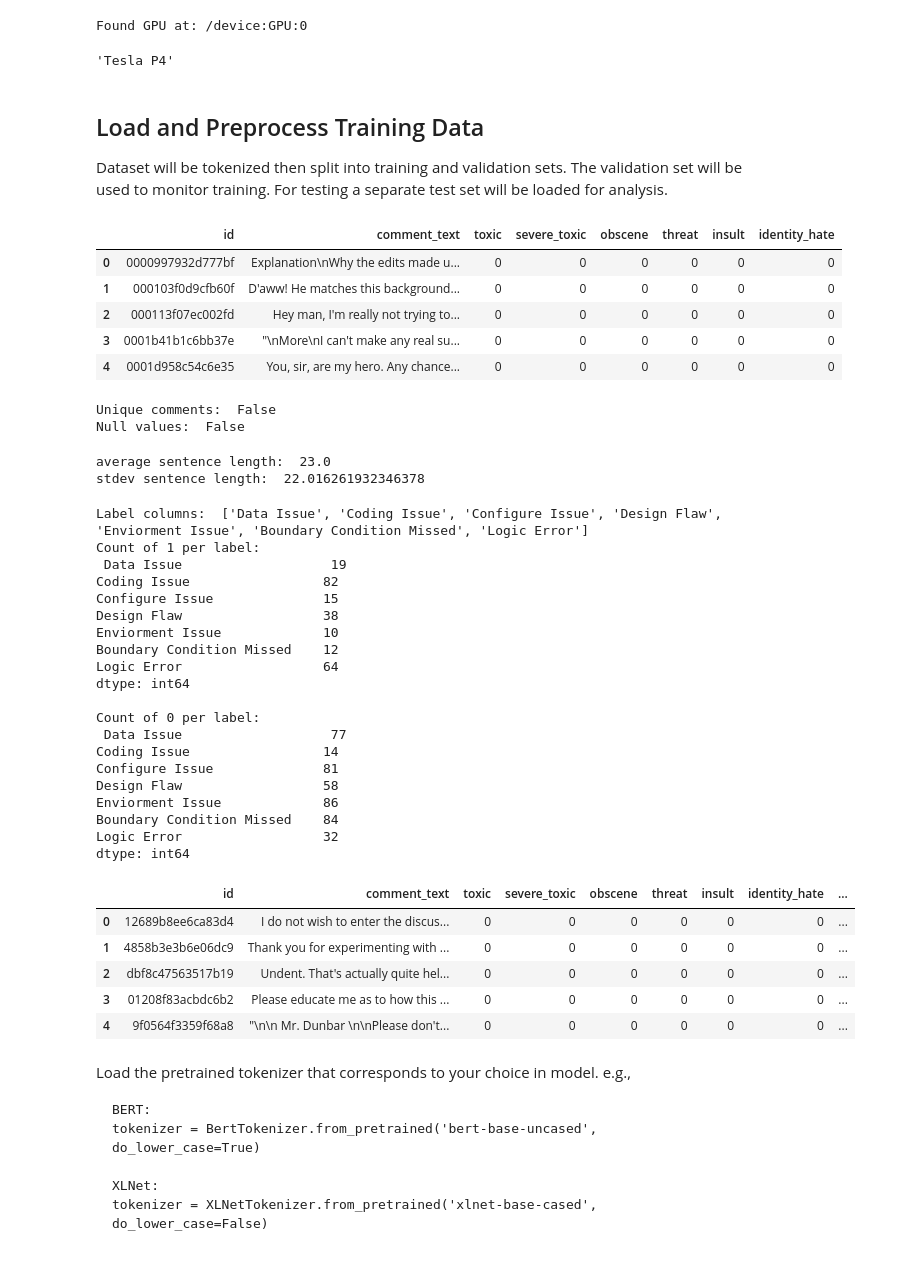
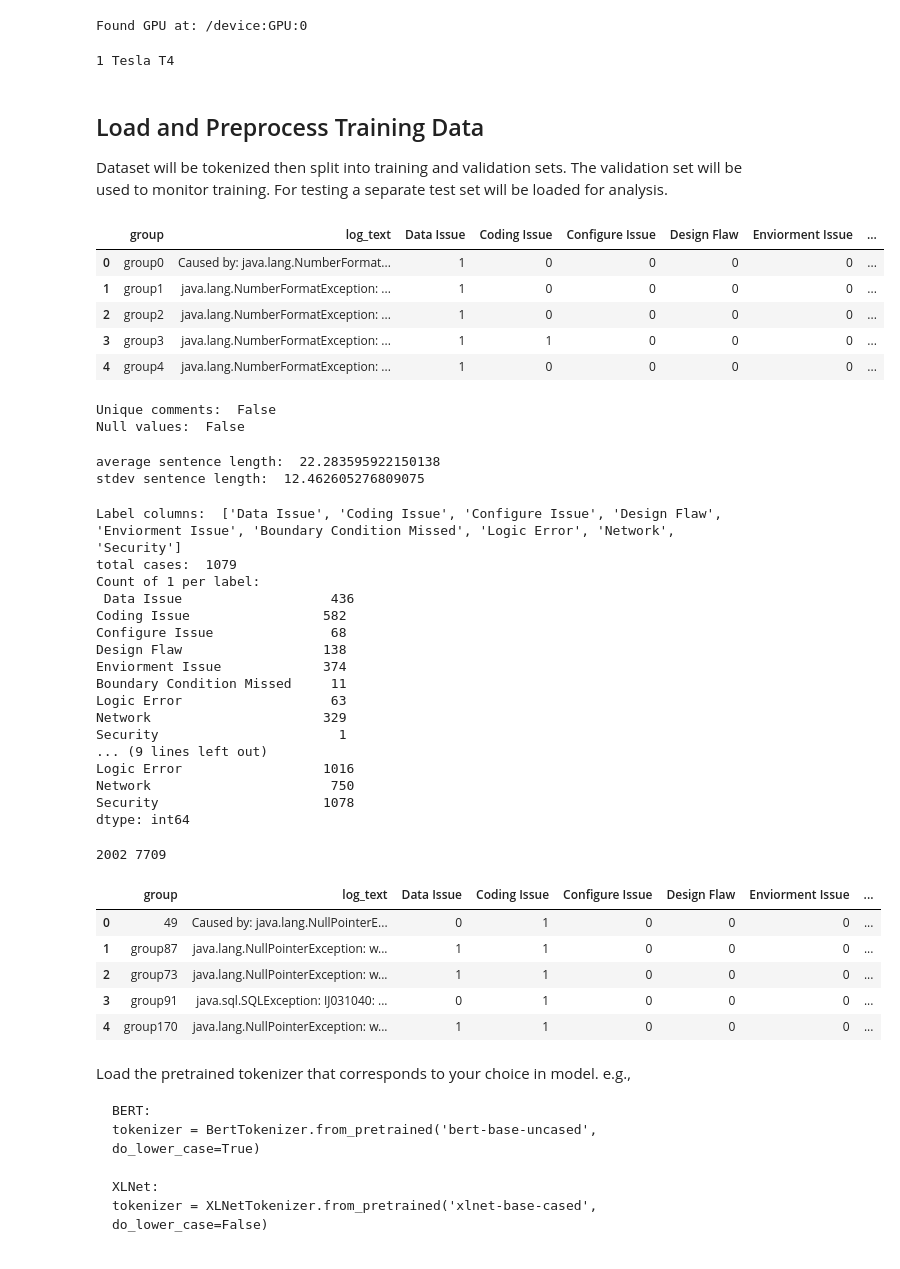
Before and after one commit to dwu926/Problem-Management-UI, a Jupyter notebook: MultiLabel_Bert_XLNet_logAnalysis.ipynb, the cells around one changed output. Cells and saved outputs as stored; diff of their text form; code cells hidden in the pictures.

```diff
--- a/MultiLabel_Bert_XLNet_logAnalysis.ipynb
+++ b/MultiLabel_Bert_XLNet_logAnalysis.ipynb
@@ -64,23 +52,23 @@ Found GPU at: /device:GPU:0
 # %%
 device = torch.device("cuda" if torch.cuda.is_available() else "cpu")
 n_gpu = torch.cuda.device_count()
-torch.cuda.get_device_name(0)
+print(n_gpu, torch.cuda.get_device_name(0))
 # %% [output]
-'Tesla P4'
+1 Tesla T4
 # %% [markdown]
 ## Load and Preprocess Training Data
 
 Dataset will be tokenized then split into training and validation sets. The validation set will be used to monitor training. For testing a separate test set will be loaded for analysis.
 # %%
-df = pd.read_csv('train.csv') #jigsaw-toxic-comment-classification-challenge
+df = pd.read_csv('Full_Training.csv') #jigsaw-toxic-comment-classification-challenge
 df.head()
 # %% [output]
-|  | id | comment_text | toxic | severe_toxic | obscene | threat | insult | identity_hate |
-| 0 | 0000997932d777bf | Explanation\nWhy the edits made u... | 0 | 0 | 0 | 0 | 0 | 0 |
-| 1 | 000103f0d9cfb60f | D'aww! He matches this background... | 0 | 0 | 0 | 0 | 0 | 0 |
-| 2 | 000113f07ec002fd | Hey man, I'm really not trying to... | 0 | 0 | 0 | 0 | 0 | 0 |
-| 3 | 0001b41b1c6bb37e | "\nMore\nI can't make any real su... | 0 | 0 | 0 | 0 | 0 | 0 |
-| 4 | 0001d958c54c6e35 | You, sir, are my hero. Any chance... | 0 | 0 | 0 | 0 | 0 | 0 |
+|  | group | log_text | Data Issue | Coding Issue | Configure Issue | Design Flaw | Enviorment Issue | ... |
+| 0 | group0 | Caused by: java.lang.NumberFormat... | 1 | 0 | 0 | 0 | 0 | ... |
+| 1 | group1 | java.lang.NumberFormatException: ... | 1 | 0 | 0 | 0 | 0 | ... |
+| 2 | group2 | java.lang.NumberFormatException: ... | 1 | 0 | 0 | 0 | 0 | ... |
+| 3 | group3 | java.lang.NumberFormatException: ... | 1 | 1 | 0 | 0 | 0 | ... |
+| 4 | group4 | java.lang.NumberFormatException: ... | 1 | 0 | 0 | 0 | 0 | ... |
 # %%
 print('Unique comments: ', df.log_text.nunique() == df.shape[0])
 print('Null values: ', df.isnull().values.any())
@@ -92,47 +80,48 @@ Null values:  False
 print('average sentence length: ', df.log_text.str.split().str.len().mean())
 print('stdev sentence length: ', df.log_text.str.split().str.len().std())
 # %% [output]
-average sentence length:  23.0
-stdev sentence length:  22.016261932346378
+average sentence length:  22.283595922150138
+stdev sentence length:  12.462605276809075
 # %%
 cols = df.columns
 label_cols = list(cols[2:])
 num_labels = len(label_cols)
 print('Label columns: ', label_cols)
-print()
+print('total cases: ', len(df.log_text))
 print('Count of 1 per label: \n', df[label_cols].sum(), '\n') # Label counts, may need to downsample or upsample
 print('Count of 0 per label: \n', df[label_cols].eq(0).sum())
 # %% [output]
-Label columns:  ['Data Issue', 'Coding Issue', 'Configure Issue', 'Design Flaw', 'Enviorment Issue', 'Boundary Condition Missed', 'Logic Error']
+Label columns:  ['Data Issue', 'Coding Issue', 'Configure Issue', 'Design Flaw', 'Enviorment Issue', 'Boundary Condition Missed', 'Logic Error', 'Network', 'Security']
+total cases:  1079
 Count of 1 per label:
- Data Issue                   19
-Coding Issue                 82
-Configure Issue              15
-Design Flaw                  38
-Enviorment Issue             10
-Boundary Condition Missed    12
-Logic Error                  64
+ Data Issue                   436
+Coding Issue                 582
+Configure Issue               68
+Design Flaw                  138
+Enviorment Issue             374
+Boundary Condition Missed     11
+Logic Error                   63
+Network                      329
+Security                       1
+... (9 lines left out)
+Logic Error                  1016
+Network                       750
+Security                     1078
 dtype: int64
-
-Count of 0 per label:
- Data Issue                   77
-Coding Issue                 14
-Configure Issue              81
-Design Flaw                  58
-Enviorment Issue             86
-Boundary Condition Missed    84
-Logic Error                  32
-dtype: int64
+# %%
+print(df[label_cols].sum().sum(), df[label_cols].eq(0).sum().sum())
+# %% [output]
+2002 7709
 # %%
 df = df.sample(frac=1).reset_index(drop=True) #shuffle rows
 df['one_hot_labels'] = list(df[label_cols].values)
 df.head()
 # %% [output]
-|  | id | comment_text | toxic | severe_toxic | obscene | threat | insult | identity_hate | ... |
-| 0 | 12689b8ee6ca83d4 | I do not wish to enter the discus... | 0 | 0 | 0 | 0 | 0 | 0 | ... |
-| 1 | 4858b3e3b6e06dc9 | Thank you for experimenting with ... | 0 | 0 | 0 | 0 | 0 | 0 | ... |
-| 2 | dbf8c47563517b19 | Undent. That's actually quite hel... | 0 | 0 | 0 | 0 | 0 | 0 | ... |
-| 3 | 01208f83acbdc6b2 | Please educate me as to how this ... | 0 | 0 | 0 | 0 | 0 | 0 | ... |
-| 4 | 9f0564f3359f68a8 | "\n\n Mr. Dunbar \n\nPlease don't... | 0 | 0 | 0 | 0 | 0 | 0 | ... |
+|  | group | log_text | Data Issue | Coding Issue | Configure Issue | Design Flaw | Enviorment Issue | ... |
+| 0 | 49 | Caused by: java.lang.NullPointerE... | 0 | 1 | 0 | 0 | 0 | ... |
+| 1 | group87 | java.lang.NullPointerException: w... | 1 | 1 | 0 | 0 | 0 | ... |
+| 2 | group73 | java.lang.NullPointerException: w... | 1 | 1 | 0 | 0 | 0 | ... |
+| 3 | group91 | java.sql.SQLException: IJ031040: ... | 0 | 1 | 0 | 0 | 0 | ... |
+| 4 | group170 | java.lang.NullPointerException: w... | 1 | 1 | 0 | 0 | 0 | ... |
 # %%
 labels = list(df.one_hot_labels.values)
```
Also changed, not shown: parts of 17 cells of this notebook.
